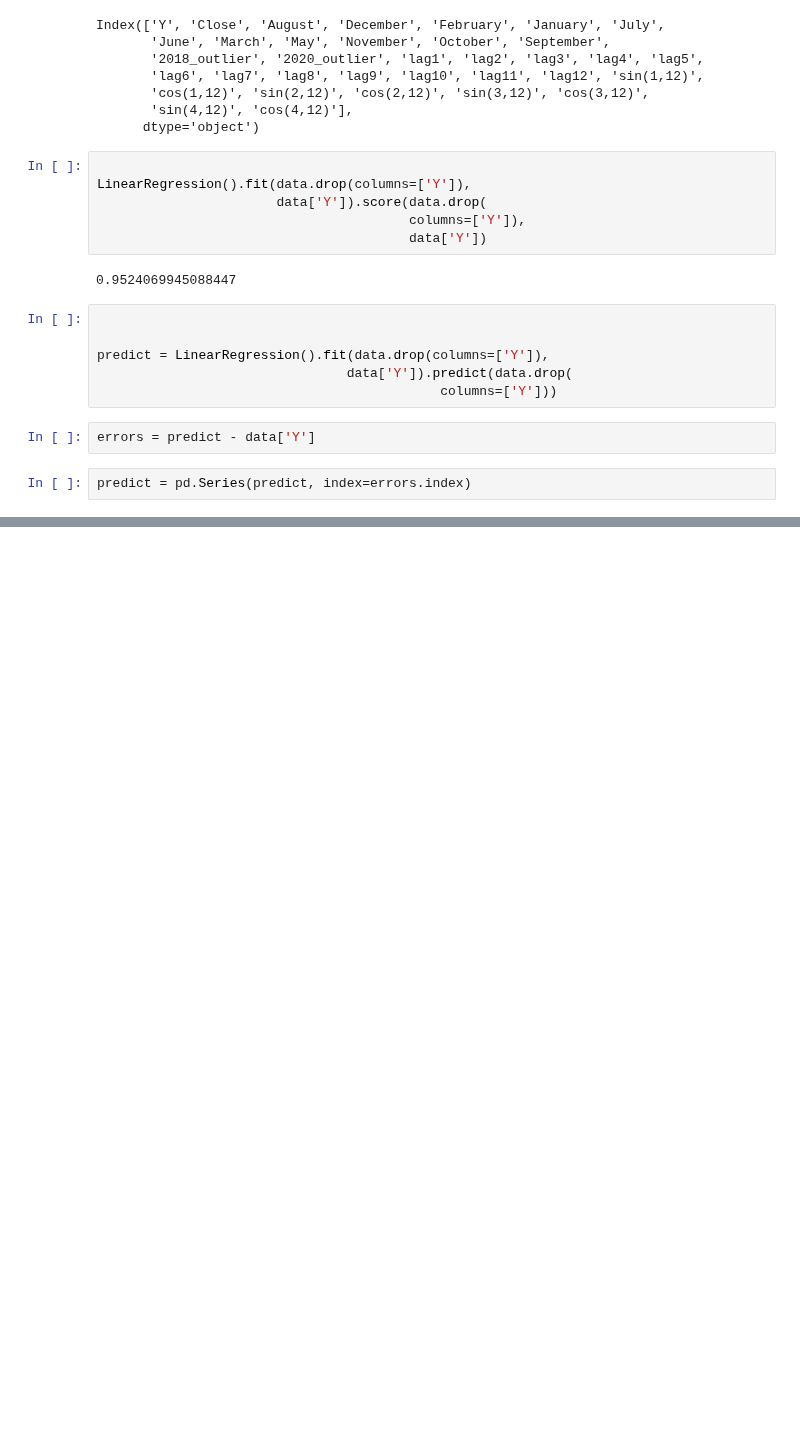
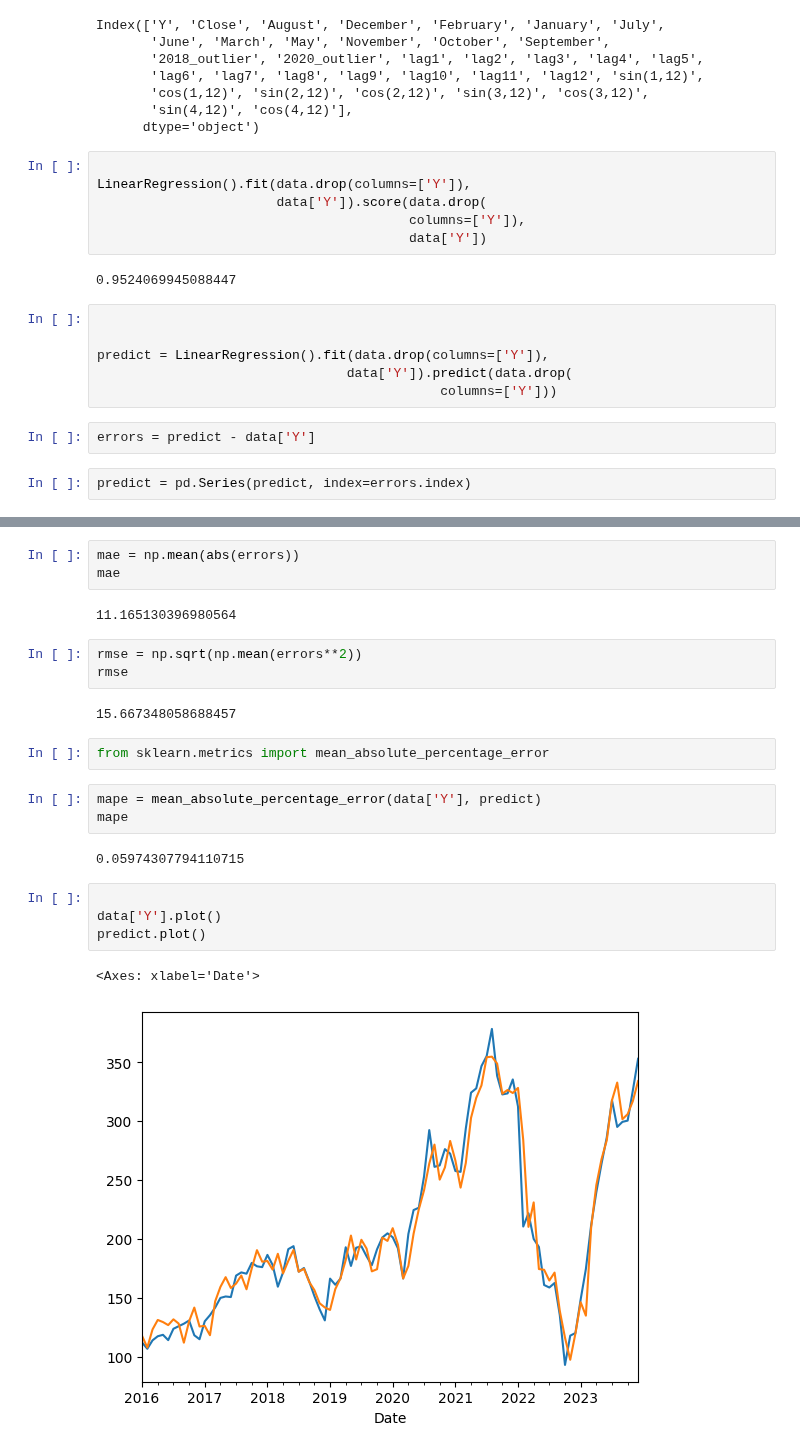
Before and after one commit to Michelleagl/Series_de_Tiempo, a Jupyter notebook: Regresión_lineal.ipynb, the cells around one changed output, grey strips where cells are left out. Cells and saved outputs as stored; diff of their text form; blank space fills up the shorter version.

```diff
--- a/Regresión_lineal.ipynb
+++ b/Regresión_lineal.ipynb
@@ -576,0 +615,24 @@ predict = pd.Series(predict, index=errors.index)
+# %%
+mae = np.mean(abs(errors))
+mae
+# %% [output]
+11.165130396980564
+# %%
+rmse = np.sqrt(np.mean(errors**2))
+rmse
+# %% [output]
+15.667348058688457
+# %%
+from sklearn.metrics import mean_absolute_percentage_error
+# %%
+mape = mean_absolute_percentage_error(data['Y'], predict)
+mape
+# %% [output]
+0.05974307794110715
+# %%
+
+data['Y'].plot()
+predict.plot()
+# %% [output]
+<Axes: xlabel='Date'>
+[figure, added]
```
Also changed, not shown: parts of 8 cells of this notebook.
